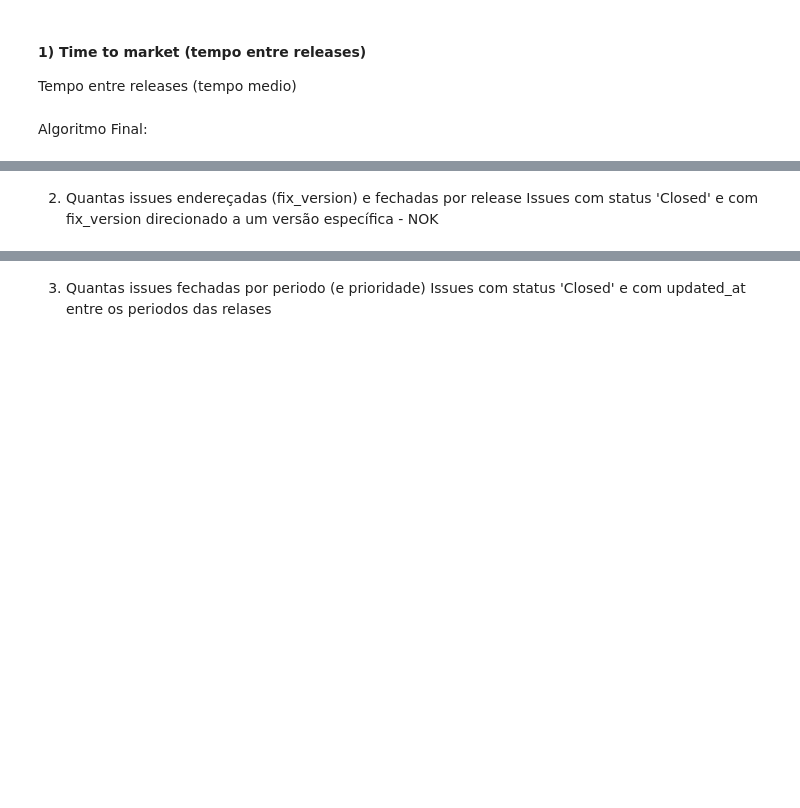
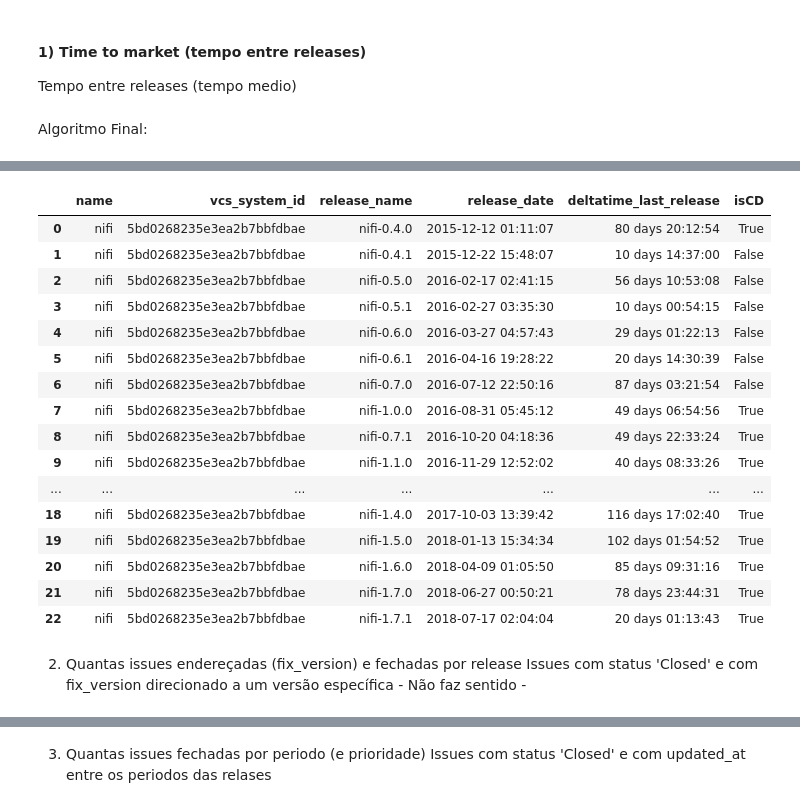
Before and after one commit to diegoandrade-iuv/msr-ch2022-cd, a Jupyter notebook: perguntas de pesquisa.ipynb, the cells around one changed output, grey strips where cells are left out. Drawn from its saved outputs; the diff is of its cells as text; code cells hidden in the pictures; blank space fills up the shorter version.

```diff
--- a/perguntas de pesquisa.ipynb
+++ b/perguntas de pesquisa.ipynb
@@ -315,4 +319,41 @@ pd.DataFrame(difference_per_project, columns=['name', 'vcs_system_id', 'no CD -
+# %%
+difference_per_project = []
+list_builds = []
+for i in range(dfProjetosComCD.shape[0]):
+    tmp_name = dfProjetosComCD.iloc[i,0]
+    tmp_vcs = dfProjetosComCD.iloc[i,1]
+    tmp_adoption_date = dfProjetosComCD.iloc[i,7]
+    tmp_df = tagsDeRelase.query('vcs_system_id == @tmp_vcs').sort_values(by='date')
+    for j in range(tmp_df.shape[0]):
+        tmp_release_date = tmp_df.iloc[j,6]
+        if j != 0:
+            tmp_date_diference = tmp_release_date - tmp_df.iloc[j-1,6]
+            cd_flag = tmp_release_date >= tmp_adoption_date
+        release_name = tmp_df.iloc[j,1]
+        list_builds.append([tmp_name,tmp_vcs, release_name, tmp_release_date, tmp_date_diference, cd_flag ])
+df_tmt_builds = pd.DataFrame(list_builds, columns=['name','vcs_system_id', 'release_name','release_date', 'deltatime_last_release', 'isCD'])
+# %%
+tmp_vcs = ObjectId('5bd0268235e3ea2b7bbfdbae')
+df_tmt_builds.query('vcs_system_id == @tmp_vcs ')#.deltatime_last_release.mean()
+# %% [output]
+|  | name | vcs_system_id | release_name | release_date | deltatime_last_release | isCD |
+| 0 | nifi | 5bd0268235e3ea2b7bbfdbae | nifi-0.4.0 | 2015-12-12 01:11:07 | 80 days 20:12:54 | True |
+| 1 | nifi | 5bd0268235e3ea2b7bbfdbae | nifi-0.4.1 | 2015-12-22 15:48:07 | 10 days 14:37:00 | False |
+| 2 | nifi | 5bd0268235e3ea2b7bbfdbae | nifi-0.5.0 | 2016-02-17 02:41:15 | 56 days 10:53:08 | False |
+| 3 | nifi | 5bd0268235e3ea2b7bbfdbae | nifi-0.5.1 | 2016-02-27 03:35:30 | 10 days 00:54:15 | False |
+| 4 | nifi | 5bd0268235e3ea2b7bbfdbae | nifi-0.6.0 | 2016-03-27 04:57:43 | 29 days 01:22:13 | False |
+| 5 | nifi | 5bd0268235e3ea2b7bbfdbae | nifi-0.6.1 | 2016-04-16 19:28:22 | 20 days 14:30:39 | False |
+| 6 | nifi | 5bd0268235e3ea2b7bbfdbae | nifi-0.7.0 | 2016-07-12 22:50:16 | 87 days 03:21:54 | False |
+| 7 | nifi | 5bd0268235e3ea2b7bbfdbae | nifi-1.0.0 | 2016-08-31 05:45:12 | 49 days 06:54:56 | True |
+| 8 | nifi | 5bd0268235e3ea2b7bbfdbae | nifi-0.7.1 | 2016-10-20 04:18:36 | 49 days 22:33:24 | True |
+| 9 | nifi | 5bd0268235e3ea2b7bbfdbae | nifi-1.1.0 | 2016-11-29 12:52:02 | 40 days 08:33:26 | True |
+| ... | ... | ... | ... | ... | ... | ... |
+| 18 | nifi | 5bd0268235e3ea2b7bbfdbae | nifi-1.4.0 | 2017-10-03 13:39:42 | 116 days 17:02:40 | True |
+| 19 | nifi | 5bd0268235e3ea2b7bbfdbae | nifi-1.5.0 | 2018-01-13 15:34:34 | 102 days 01:54:52 | True |
+| 20 | nifi | 5bd0268235e3ea2b7bbfdbae | nifi-1.6.0 | 2018-04-09 01:05:50 | 85 days 09:31:16 | True |
+| 21 | nifi | 5bd0268235e3ea2b7bbfdbae | nifi-1.7.0 | 2018-06-27 00:50:21 | 78 days 23:44:31 | True |
+| 22 | nifi | 5bd0268235e3ea2b7bbfdbae | nifi-1.7.1 | 2018-07-17 02:04:04 | 20 days 01:13:43 | True |
 # %% [markdown]
 2) Quantas issues endereçadas (fix_version) e fechadas por release
-Issues com status 'Closed' e com fix_version direcionado a um versão específica - NOK
+Issues com status 'Closed' e com fix_version direcionado a um versão específica - Não faz sentido -
 # %%
```
Also changed, not shown: parts of 29 cells of this notebook, 1 other file.
